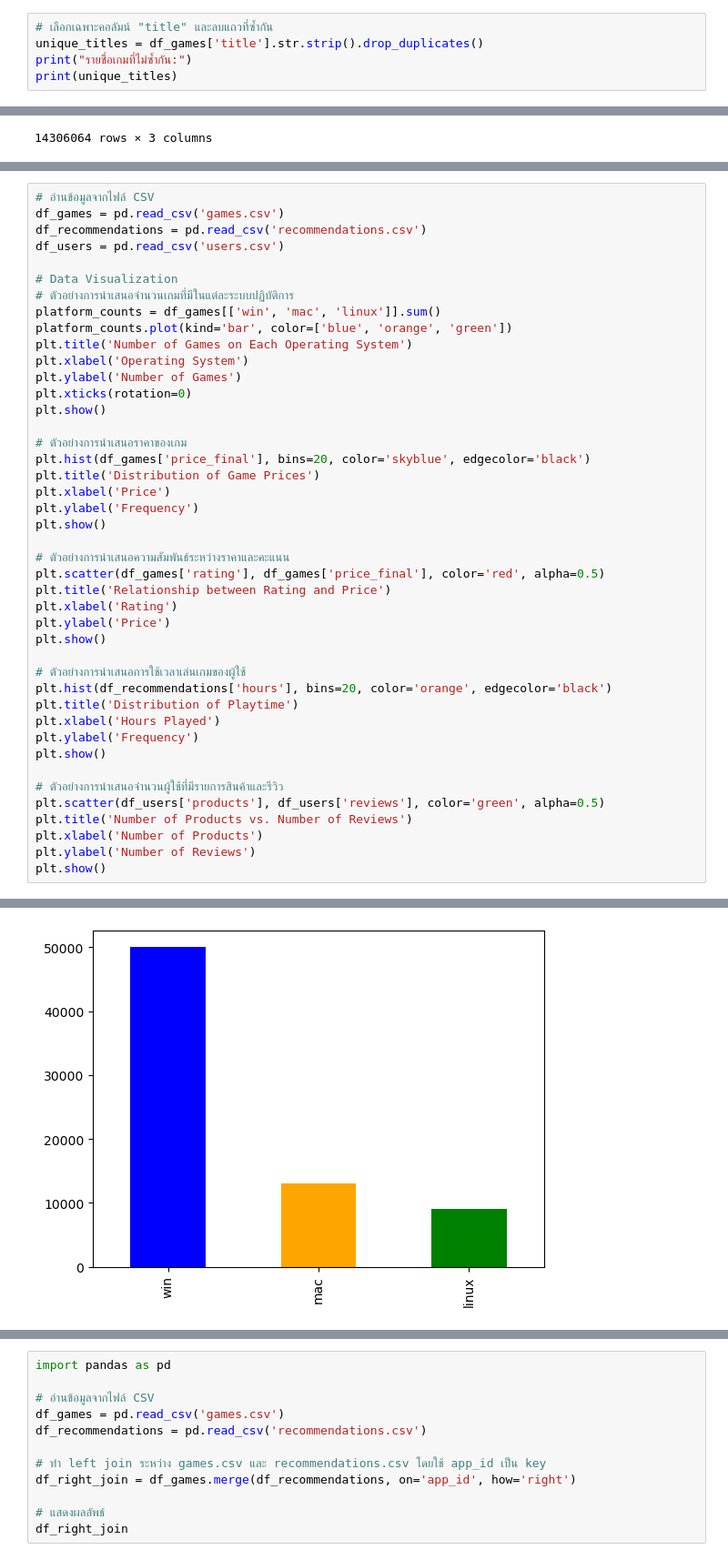
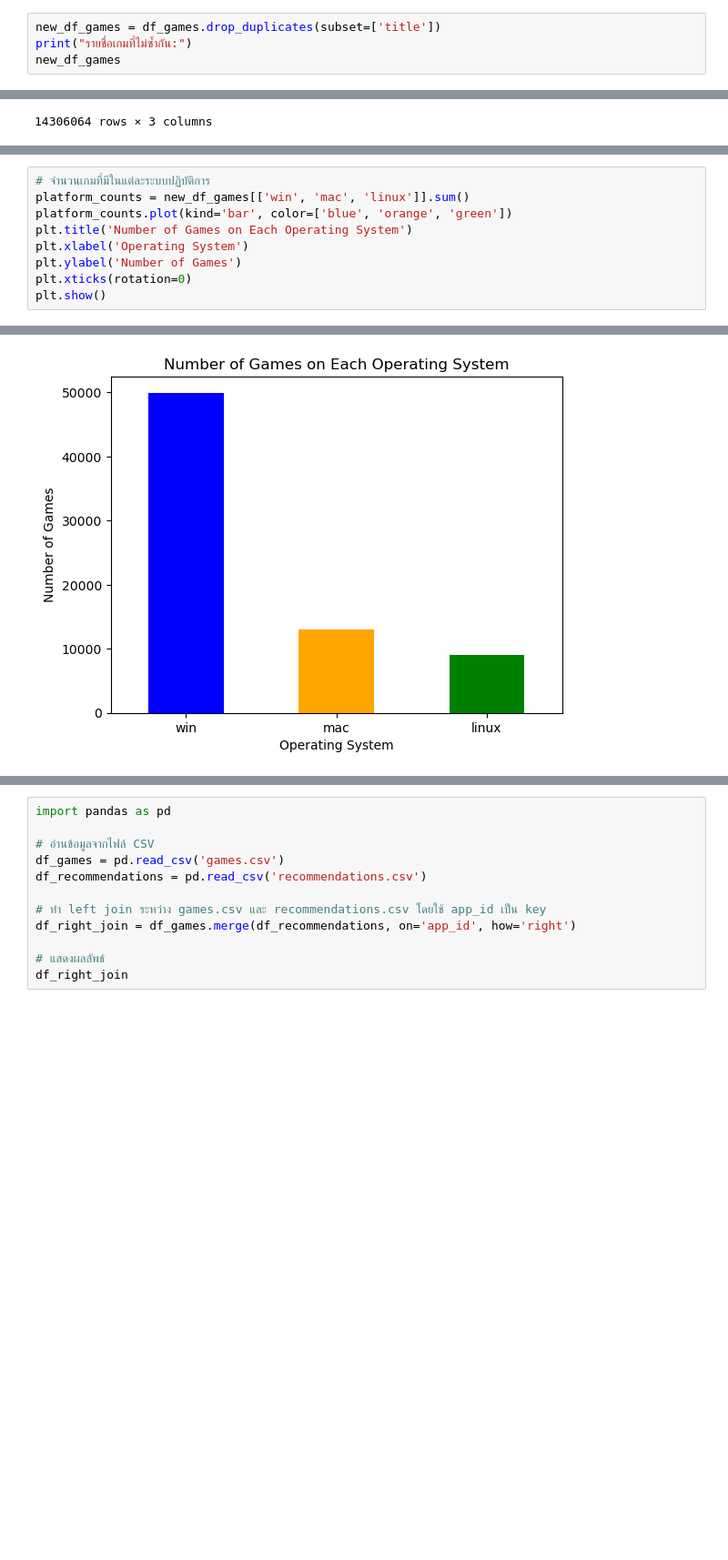
Before and after one commit to Milarize/EDA, a Jupyter notebook: EDA_Steam.ipynb, the cells around one changed output, grey strips where cells are left out. Shown: that part at 91% size. Cells and saved outputs as stored; diff of their text form; blank space fills up the shorter version.

```diff
--- a/EDA_Steam.ipynb
+++ b/EDA_Steam.ipynb
@@ -45,9 +63,8 @@ discount          0
 steam_deck        0
 dtype: int64
 # %%
-# เลือกเฉพาะคอลัมน์ "title" และลบแถวที่ซ้ำกัน
-unique_titles = df_games['title'].str.strip().drop_duplicates()
+new_df_games = df_games.drop_duplicates(subset=['title'])
 print("รายชื่อเกมที่ไม่ซ้ำกัน:")
-print(unique_titles)
+new_df_games
 # %% [output]
 รายชื่อเกมที่ไม่ซ้ำกัน:
@@ -132,44 +197,10 @@ Index: []
 # %%
-# อ่านข้อมูลจากไฟล์ CSV
-df_games = pd.read_csv('games.csv')
-df_recommendations = pd.read_csv('recommendations.csv')
-df_users = pd.read_csv('users.csv')
-
-# Data Visualization
-# ตัวอย่างการนำเสนอจำนวนเกมที่มีในแต่ละระบบปฏิบัติการ
-platform_counts = df_games[['win', 'mac', 'linux']].sum()
+# จำนวนเกมที่มีในแต่ละระบบปฏิบัติการ
+platform_counts = new_df_games[['win', 'mac', 'linux']].sum()
 platform_counts.plot(kind='bar', color=['blue', 'orange', 'green'])
 plt.title('Number of Games on Each Operating System')
 plt.xlabel('Operating System')
 plt.ylabel('Number of Games')
 plt.xticks(rotation=0)
 plt.show()
-
-# ตัวอย่างการนำเสนอราคาของเกม
-plt.hist(df_games['price_final'], bins=20, color='skyblue', edgecolor='black')
-plt.title('Distribution of Game Prices')
-plt.xlabel('Price')
-plt.ylabel('Frequency')
-plt.show()
-
-# ตัวอย่างการนำเสนอความสัมพันธ์ระหว่างราคาและคะแนน
-plt.scatter(df_games['rating'], df_games['price_final'], color='red', alpha=0.5)
-plt.title('Relationship between Rating and Price')
-plt.xlabel('Rating')
-plt.ylabel('Price')
-plt.show()
-
-# ตัวอย่างการนำเสนอการใช้เวลาเล่นเกมของผู้ใช้
-plt.hist(df_recommendations['hours'], bins=20, color='orange', edgecolor='black')
-plt.title('Distribution of Playtime')
-plt.xlabel('Hours Played')
-plt.ylabel('Frequency')
-plt.show()
-
-# ตัวอย่างการนำเสนอจำนวนผู้ใช้ที่มีรายการสินค้าและรีวิว
-plt.scatter(df_users['products'], df_users['reviews'], color='green', alpha=0.5)
-plt.title('Number of Products vs. Number of Reviews')
-plt.xlabel('Number of Products')
-plt.ylabel('Number of Reviews')
-plt.show()
 # %% [output]
@@ -177 +207 @@ NameError: name 'plt' is not defined
-[figure, old version]
+[figure, new version]
```
Also changed, not shown: parts of 30 cells of this notebook.
